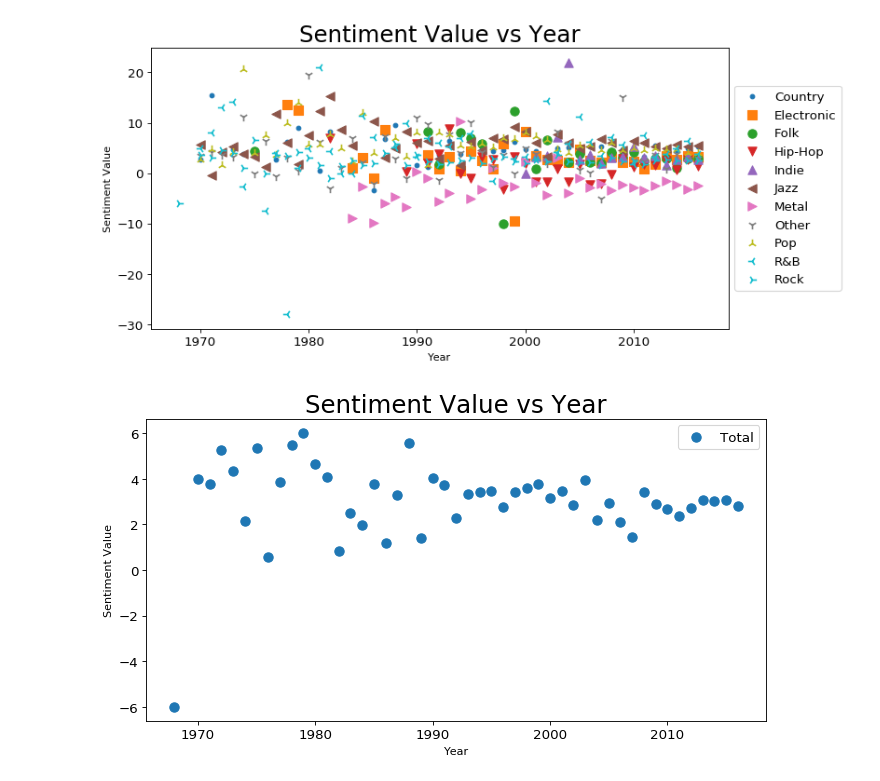
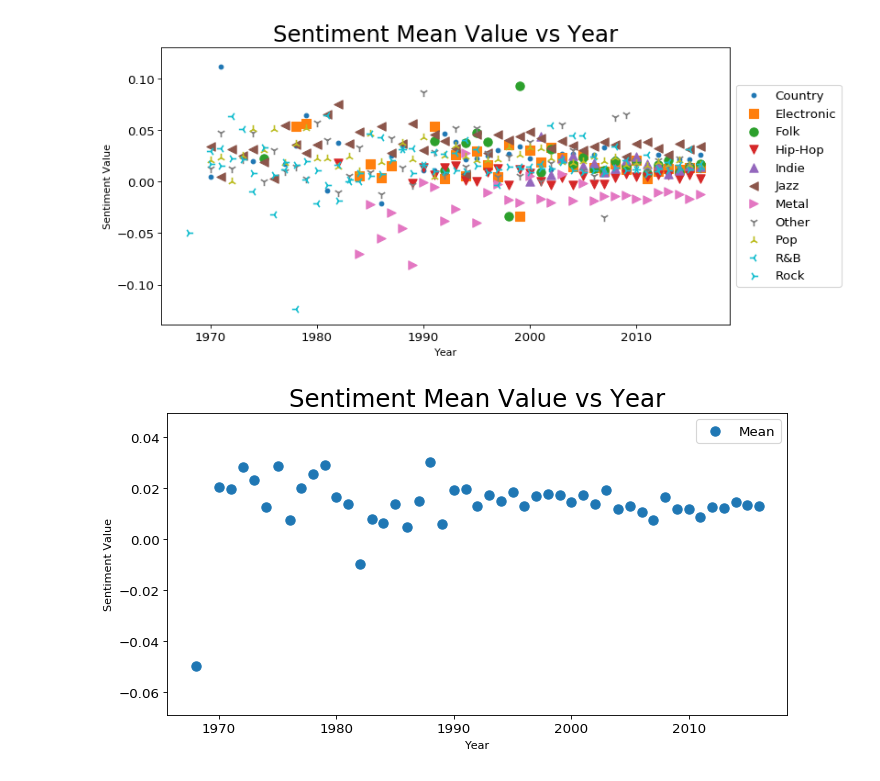
Before and after one commit to Alex-NKG/AU_NLP, a Jupyter notebook: HW4.ipynb, the cells around one changed output. Saved outputs shown, nothing was run; the diff lists cells and outputs as text; code cells hidden in the pictures.

Commit message:
creat mean value

```diff
--- a/HW4.ipynb
+++ b/HW4.ipynb
@@ -20,6 +20,7 @@ def clean_lyrics():
   #clean_song = song.replace({'lyrics': '[^A-Za-z ]',} ,' ', regex=True)
   clean_song['lyrics'] = clean_song['lyrics'].str.upper().str.split()
   #clean_song['lyrics'] = clean_song['lyrics'].str.split()
+  clean_song['length']=clean_song["lyrics"].str.len()
   return clean_song
 song=clean_lyrics()
 song
@@ -109,0 +119,3 @@ song
+# %%
+song["Mean"] = song["Total"]/song["length"]
+song
@@ -110,34 +136,34 @@ song
 # %%
 # draw a plot with colours
-acc = song.groupby(["year", "genre"], as_index=False)['Total'].mean()
+acc = song.groupby(["year", "genre"], as_index=False)['Mean'].mean()
 # Prepare Data
 # Create as many colors as there are unique midwest['category']
 categories = np.unique(acc['genre'])
 colors = [plt.cm.tab10(i/float(len(categories)-1)) for i in range(len(categories))]
 markers=['.',',','o','v','^','<','>','1','2','3','4','8','s','p','P','*','h','H','+','x','X','D','d','|','_']
 # Draw Plot for Each Category
 plt.figure(figsize=(10,5), dpi= 80, facecolor='w', edgecolor='k')
 for i, category in enumerate(categories):
-    plt.scatter('year', "Total",data=acc.loc[acc.genre==category, :], marker=markers[i], s=70, c=colors[i], label=str(category))
+    plt.scatter('year', "Mean",data=acc.loc[acc.genre==category, :], marker=markers[i], s=70, c=colors[i], label=str(category))
 plt.gca().set(xlabel='Year', ylabel='Sentiment Value')
 plt.xticks(fontsize=12); plt.yticks(fontsize=12)
-plt.title("Sentiment Value vs Year", fontsize=22)
+plt.title("Sentiment Mean Value vs Year", fontsize=22)
 plt.legend(fontsize=12, loc='center left', bbox_to_anchor=(1, 0.5))
 plt.show()
 # %% [output]
-[figure, old version]
+[figure, new version]
 # %%
 #draw plot by year mean
-acc = song.groupby(["year"], as_index=False)['Total'].mean()
+acc = song.groupby(["year"], as_index=False)['Mean'].mean()
 plt.figure(figsize=(10, 5), dpi= 80, facecolor='w', edgecolor='k')
-plt.scatter('year', "Total",data=acc,  s=70)
+plt.scatter('year', "Mean",data=acc,  s=70)
 plt.gca().set(xlabel='Year', ylabel='Sentiment Value')
 plt.xticks(fontsize=12); plt.yticks(fontsize=12)
-plt.title("Sentiment Value vs Year", fontsize=22)
+plt.title("Sentiment Mean Value vs Year", fontsize=22)
 plt.legend(fontsize=12)
 plt.show()
 # %% [output]
-[figure, old version]
+[figure, new version]
 # %% [markdown]
 ## Executive Summary
 In this project we analyze the sentiment of the song from 1965 to 2015, we analyze the sentiment by count the word from the sentiment dictionary in the lyrics, from the result we found Jazz and rock music are usually have more positive sentiments than Metal.
```
Also changed, not shown: parts of 6 cells of this notebook.
